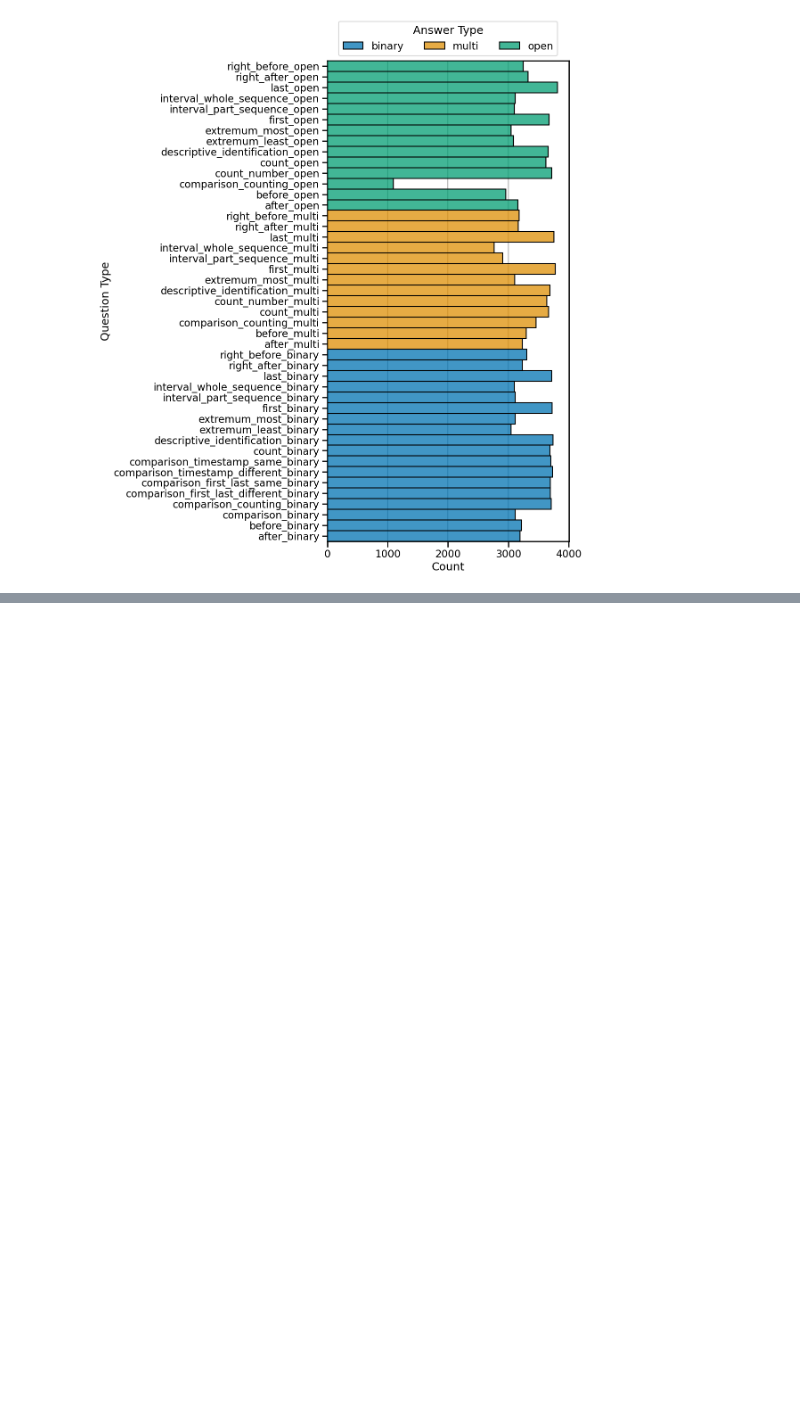
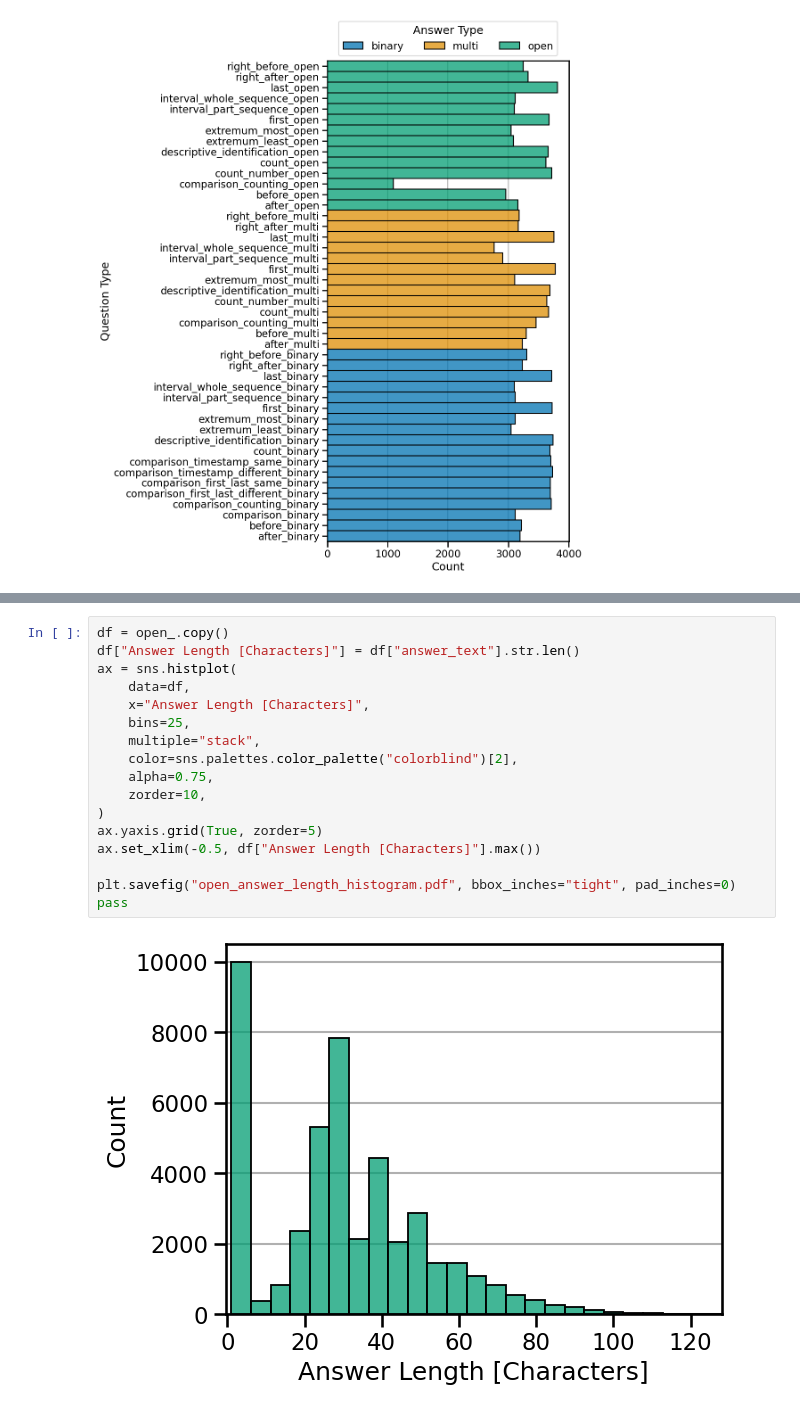
Before and after one commit to mauricekraus/quants-generate, a Jupyter notebook: time_qa-dataset/notebooks/Statistics.ipynb, the cells around one changed output, grey strips where cells are left out. Saved outputs shown, nothing was run; the diff lists cells and outputs as text; blank space fills up the shorter version.

```diff
--- a/time_qa-dataset/notebooks/Statistics.ipynb
+++ b/time_qa-dataset/notebooks/Statistics.ipynb
@@ -219,0 +220,19 @@ pass
+# %%
+df = open_.copy()
+df["Answer Length [Characters]"] = df["answer_text"].str.len()
+ax = sns.histplot(
+    data=df,
+    x="Answer Length [Characters]",
+    bins=25,
+    multiple="stack",
+    color=sns.palettes.color_palette("colorblind")[2],
+    alpha=0.75,
+    zorder=10,
+)
+ax.yaxis.grid(True, zorder=5)
+ax.set_xlim(-0.5, df["Answer Length [Characters]"].max())
+
+plt.savefig("open_answer_length_histogram.pdf", bbox_inches="tight", pad_inches=0)
+pass
+# %% [output]
+[figure, added]
```
Also changed, not shown: parts of 1 cell of this notebook, 1 other file.
